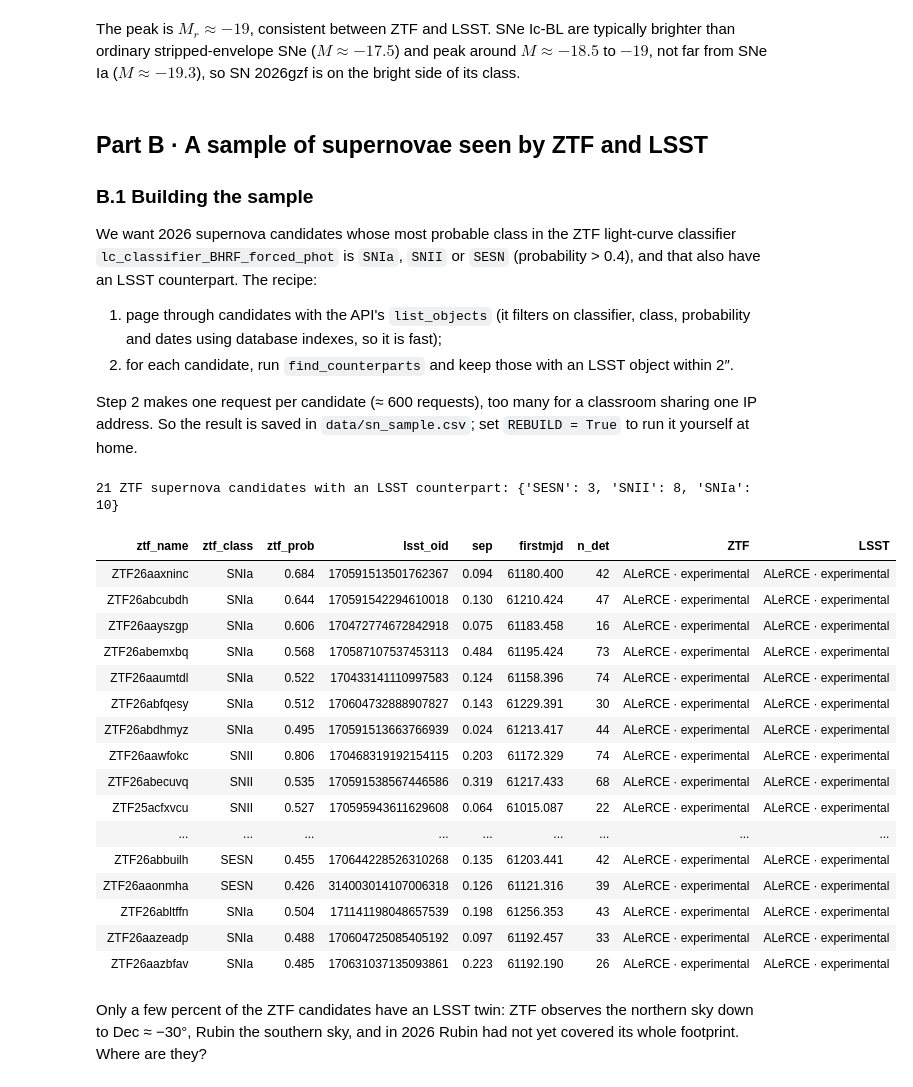
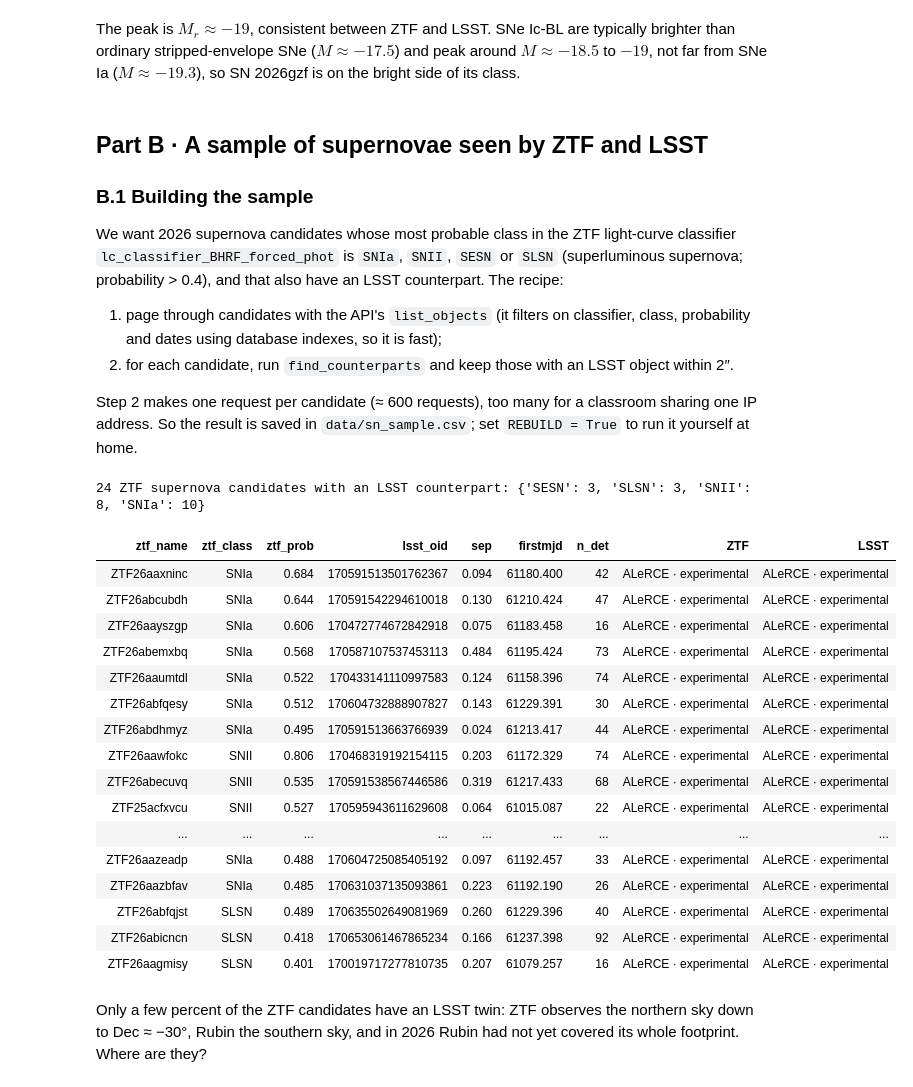
Before and after one commit to fforster/alerce-iucaa-2026, a Jupyter notebook: 03_supernovae.ipynb, the cells around one changed output. Cells and saved outputs as stored; diff of their text form; code cells hidden in the pictures.

```diff
--- a/03_supernovae.ipynb
+++ b/03_supernovae.ipynb
@@ -426,8 +426,8 @@ stripped-envelope SNe ($M \approx -17.5$) and peak around $M \approx -18.5$ to $
 ### B.1 Building the sample
 
 We want 2026 supernova candidates whose most probable class in the ZTF light-curve classifier
-`lc_classifier_BHRF_forced_phot` is `SNIa`, `SNII` or `SESN` (probability > 0.4), and that also have an LSST
-counterpart. The recipe:
+`lc_classifier_BHRF_forced_phot` is `SNIa`, `SNII`, `SESN` or `SLSN` (superluminous supernova; probability > 0.4),
+and that also have an LSST counterpart. The recipe:
 
 1. page through candidates with the API's `list_objects` (it filters on classifier, class, probability and dates
    using database indexes, so it is fast);
@@ -458,40 +458,40 @@ def with_lsst_counterpart(cands, radius_arcsec=2.0, pause=1.0):
         time.sleep(pause)                           # be gentle with the server
         c = c[c.survey == "lsst"] if len(c) else c
         if len(c):
             out.append(dict(ztf_name=r.oid, lsst_oid=int(c.oid.iloc[0]), sep=c.sep_arcsec.iloc[0],
                             ztf_class=r.class_name, ztf_prob=r.probability, ra=r.meanra, dec=r.meandec,
                             firstmjd=r.firstmjd, n_det=r.n_det))
     return pd.DataFrame(out)
 
 
 if REBUILD:
-    sample = pd.concat([with_lsst_counterpart(ztf_sn_candidates(c)) for c in ("SNIa", "SNII", "SESN")])
+    sample = pd.concat([with_lsst_counterpart(ztf_sn_candidates(c)) for c in ("SNIa", "SNII", "SESN", "SLSN")])
 else:
     sample = pd.read_csv("data/sn_sample.csv")
 
 print(len(sample), "ZTF supernova candidates with an LSST counterpart:",
       sample.groupby("ztf_class").size().to_dict())
 am.show_table(sample[["ztf_name", "ztf_class", "ztf_prob", "lsst_oid", "sep", "firstmjd", "n_det"]].round(3),
               {"ZTF": ("ztf_name", "ztf"), "LSST": ("lsst_oid", "lsst")})
 # %% [output]
-21 ZTF supernova candidates with an LSST counterpart: {'SESN': 3, 'SNII': 8, 'SNIa': 10}
+24 ZTF supernova candidates with an LSST counterpart: {'SESN': 3, 'SLSN': 3, 'SNII': 8, 'SNIa': 10}
 | ztf_name | ztf_class | ztf_prob | lsst_oid | sep | firstmjd | n_det | ZTF | LSST |
 | ZTF26aaxninc | SNIa | 0.684 | 170591513501762367 | 0.094 | 61180.400 | 42 | ALeRCE · experimental | ALeRCE · experimental |
 | ZTF26abcubdh | SNIa | 0.644 | 170591542294610018 | 0.130 | 61210.424 | 47 | ALeRCE · experimental | ALeRCE · experimental |
 | ZTF26aayszgp | SNIa | 0.606 | 170472774672842918 | 0.075 | 61183.458 | 16 | ALeRCE · experimental | ALeRCE · experimental |
 | ZTF26abemxbq | SNIa | 0.568 | 170587107537453113 | 0.484 | 61195.424 | 73 | ALeRCE · experimental | ALeRCE · experimental |
 | ZTF26aaumtdl | SNIa | 0.522 | 170433141110997583 | 0.124 | 61158.396 | 74 | ALeRCE · experimental | ALeRCE · experimental |
 | ZTF26abfqesy | SNIa | 0.512 | 170604732888907827 | 0.143 | 61229.391 | 30 | ALeRCE · experimental | ALeRCE · experimental |
 | ZTF26abdhmyz | SNIa | 0.495 | 170591513663766939 | 0.024 | 61213.417 | 44 | ALeRCE · experimental | ALeRCE · experimental |
 | ZTF26aawfokc | SNII | 0.806 | 170468319192154115 | 0.203 | 61172.329 | 74 | ALeRCE · experimental | ALeRCE · experimental |
 | ZTF26abecuvq | SNII | 0.535 | 170591538567446586 | 0.319 | 61217.433 | 68 | ALeRCE · experimental | ALeRCE · experimental |
 | ZTF25acfxvcu | SNII | 0.527 | 170595943611629608 | 0.064 | 61015.087 | 22 | ALeRCE · experimental | ALeRCE · experimental |
 | ... | ... | ... | ... | ... | ... | ... | ... | ... |
-| ZTF26abbuilh | SESN | 0.455 | 170644228526310268 | 0.135 | 61203.441 | 42 | ALeRCE · experimental | ALeRCE · experimental |
-| ZTF26aaonmha | SESN | 0.426 | 314003014107006318 | 0.126 | 61121.316 | 39 | ALeRCE · experimental | ALeRCE · experimental |
-| ZTF26abltffn | SNIa | 0.504 | 171141198048657539 | 0.198 | 61256.353 | 43 | ALeRCE · experimental | ALeRCE · experimental |
 | ZTF26aazeadp | SNIa | 0.488 | 170604725085405192 | 0.097 | 61192.457 | 33 | ALeRCE · experimental | ALeRCE · experimental |
 | ZTF26aazbfav | SNIa | 0.485 | 170631037135093861 | 0.223 | 61192.190 | 26 | ALeRCE · experimental | ALeRCE · experimental |
+| ZTF26abfqjst | SLSN | 0.489 | 170635502649081969 | 0.260 | 61229.396 | 40 | ALeRCE · experimental | ALeRCE · experimental |
+| ZTF26abicncn | SLSN | 0.418 | 170653061467865234 | 0.166 | 61237.398 | 92 | ALeRCE · experimental | ALeRCE · experimental |
+| ZTF26aagmisy | SLSN | 0.401 | 170019717277810735 | 0.207 | 61079.257 | 16 | ALeRCE · experimental | ALeRCE · experimental |
 # %% [markdown]
 Only a few percent of the ZTF candidates have an LSST twin: ZTF observes the northern sky down to
 Dec ≈ −30°, Rubin the southern sky, and in 2026 Rubin had not yet covered its whole footprint. Where are they?
```
Also changed, not shown: parts of 17 cells of this notebook, 4 other files.
